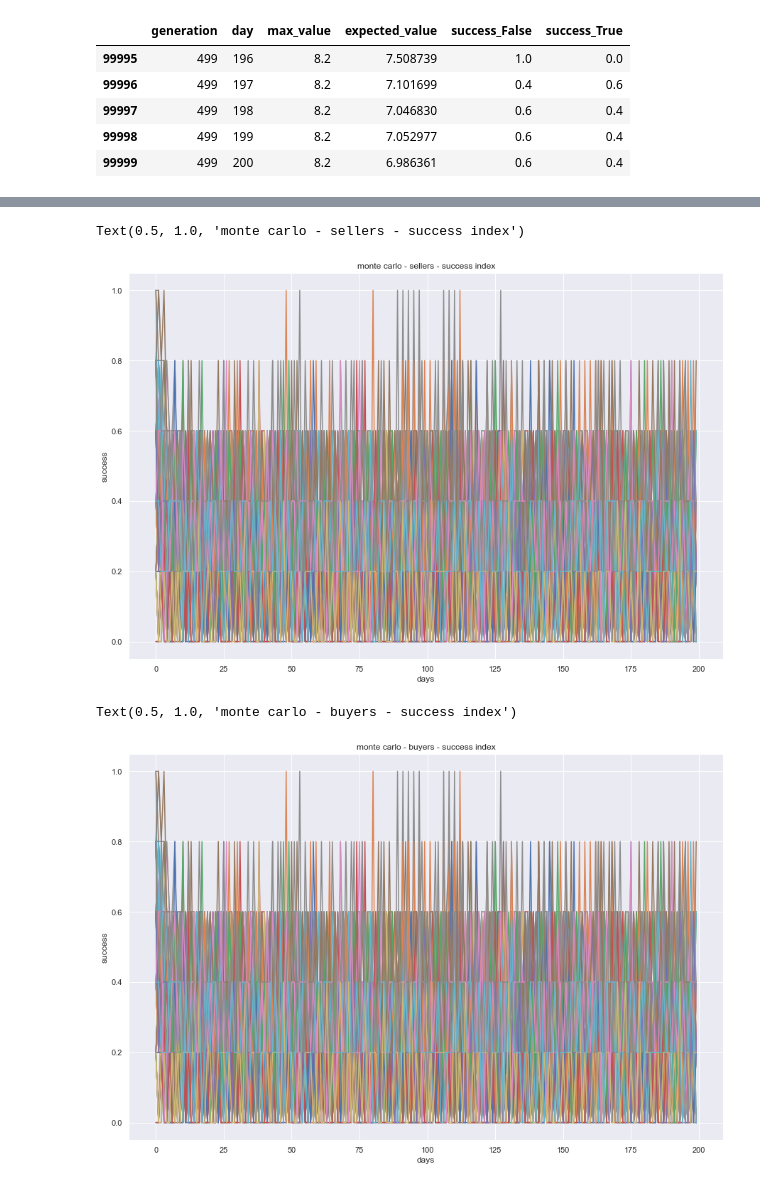
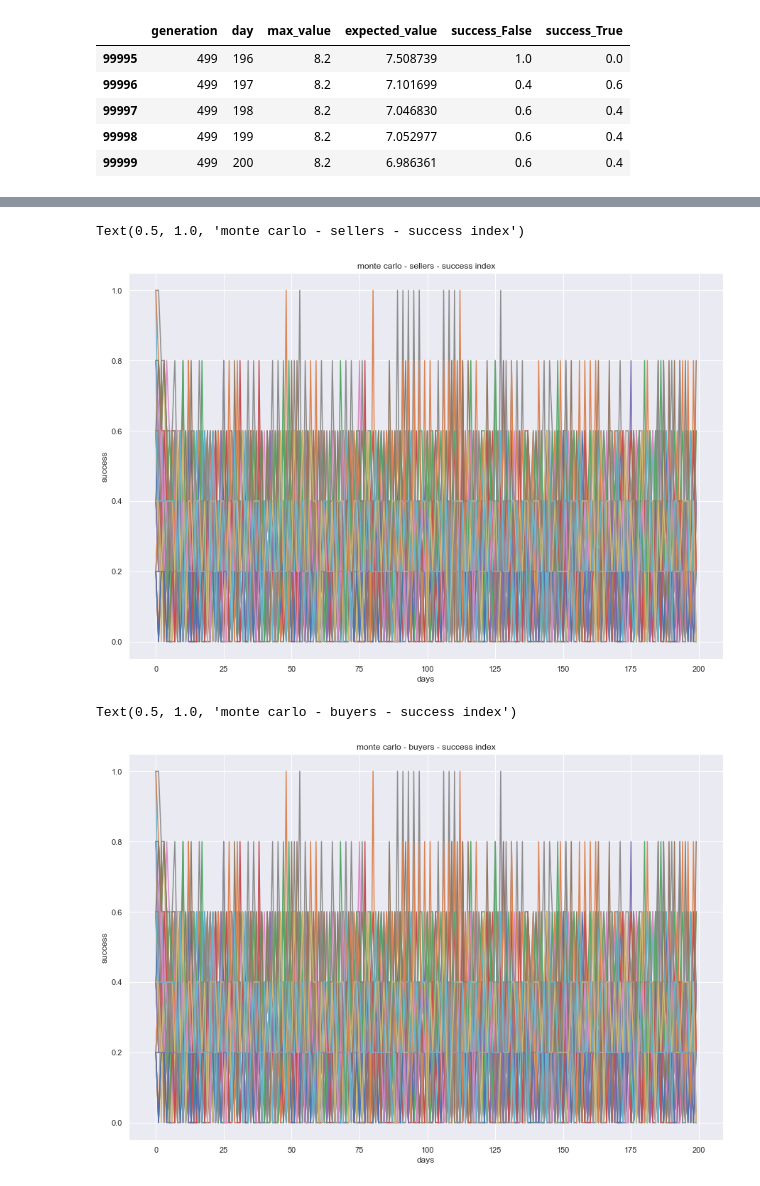
Before and after one commit to GabezRules/SupplyDemand_simulation, a Jupyter notebook: montecarlo_simulation.ipynb, the cells around one changed output, grey strips where cells are left out. Drawn from its saved outputs; the diff is of its cells as text; code cells hidden in the pictures.

```diff
--- a/montecarlo_simulation.ipynb
+++ b/montecarlo_simulation.ipynb
@@ -61,7 +58,7 @@ def get_expected_value(i, df, label):
 #plt.ylabel(expected value)
 #plt.title("monte carlo analysis")
 # %%
-for i in range(100):
+for i in range(50):
     plt.pyplot.plot(get_expected_value(i, df_buyers_mean, 'expected_value'))
 
 plt.pyplot.xlabel("days")
@@ -73,5 +70,5 @@ Text(0.5, 1.0, 'monte carlo - buyers')
 # %%
-for i in range(100):
+for i in range(50):
     plt.pyplot.plot(get_expected_value(i, df_sellers_mean, 'expected_value'))
 
 plt.pyplot.xlabel("days")
@@ -83,15 +80,15 @@ Text(0.5, 1.0, 'monte carlo - sellers')
 # %%
-for i in range(100):
+for i in range(50):
     plt.pyplot.plot(get_expected_value(i, df_sellers_mean, 'success_True'))
 
 plt.pyplot.xlabel("days")
 plt.pyplot.ylabel("success")
 plt.pyplot.title("monte carlo - sellers - success index")
 # %% [output]
 Text(0.5, 1.0, 'monte carlo - sellers - success index')
-[figure, old version]
+[figure, new version]
 # %%
-for i in range(100):
+for i in range(50):
     plt.pyplot.plot(get_expected_value(i, df_buyers_mean, 'success_True'))
 
 plt.pyplot.xlabel("days")
@@ -99,4 +96,4 @@ plt.pyplot.ylabel("success")
 plt.pyplot.title("monte carlo - buyers - success index")
 # %% [output]
 Text(0.5, 1.0, 'monte carlo - buyers - success index')
-[figure, old version]
+[figure, new version]
```
Also changed, not shown: parts of 4 cells of this notebook.
